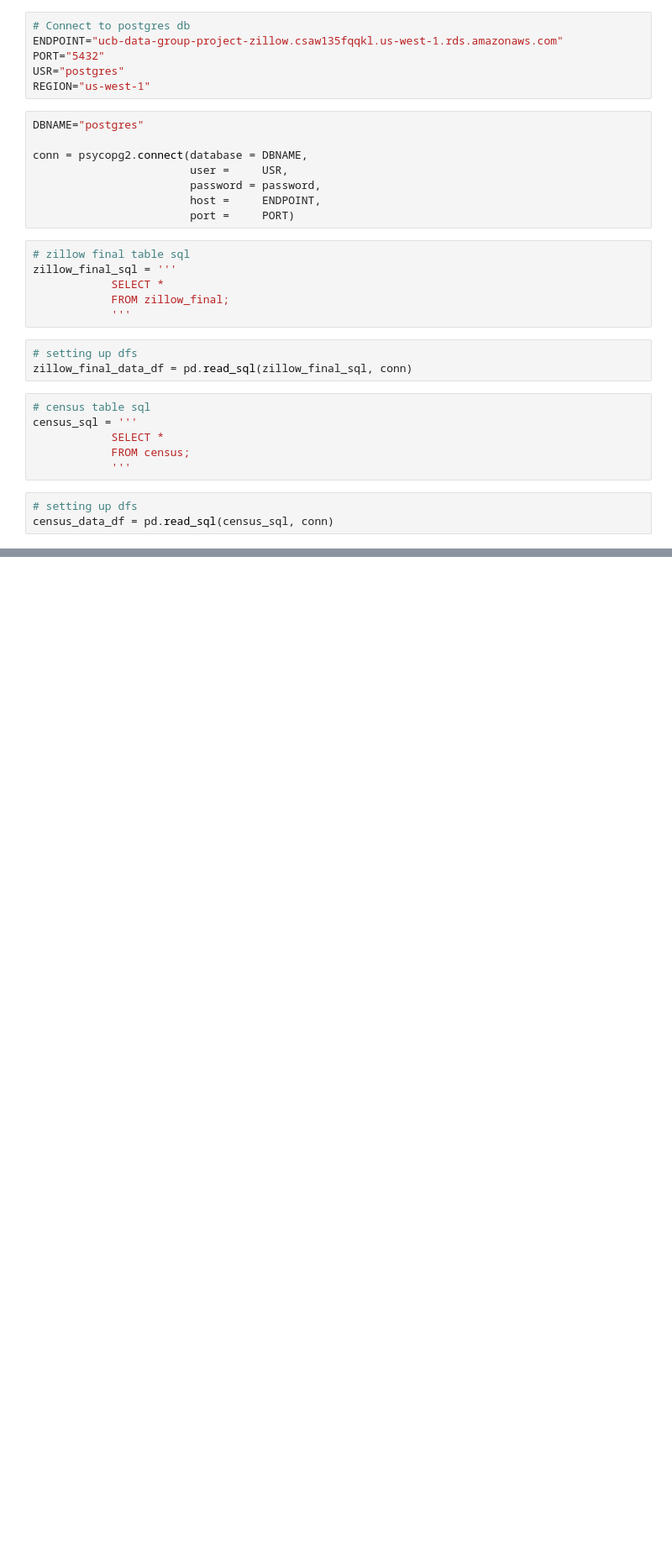
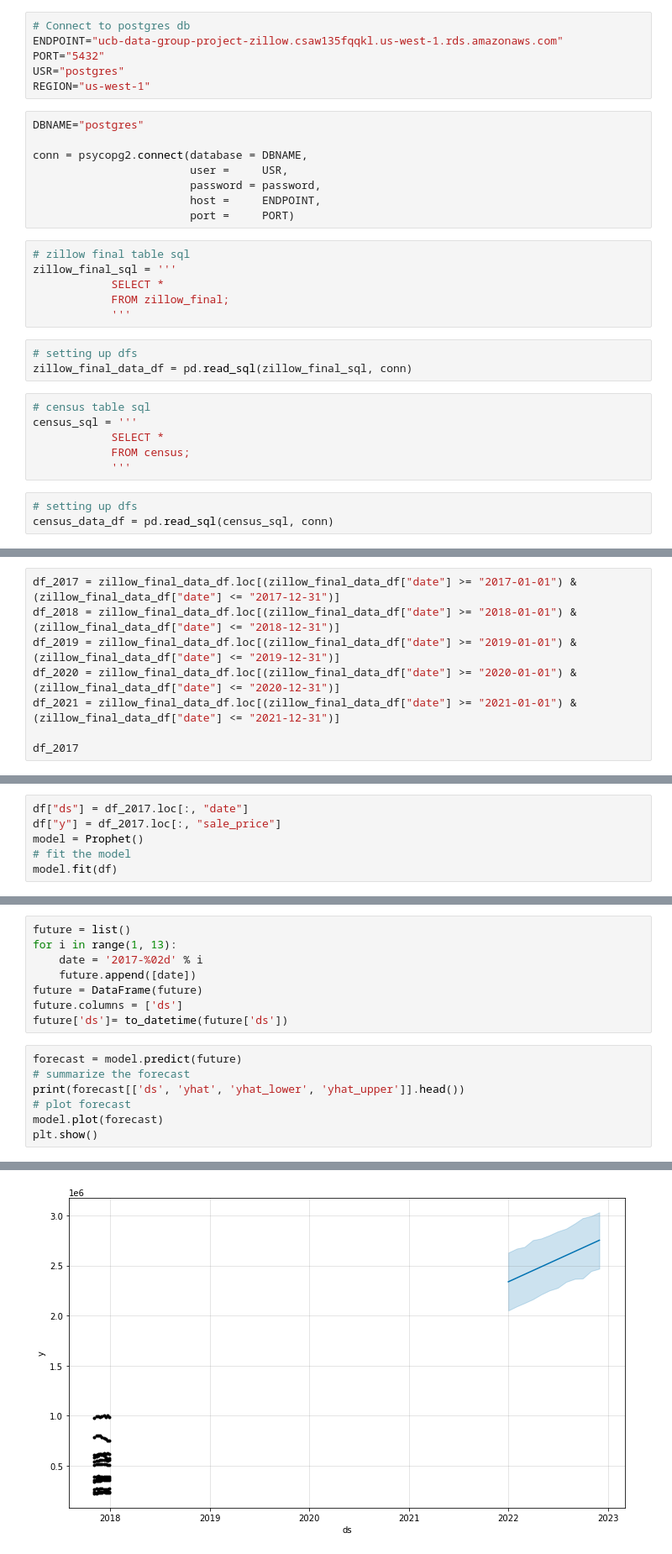
Before and after one commit to qklm/Zillow_Group_Project, a Jupyter notebook: zillow_final.ipynb, the cells around one changed output, grey strips where cells are left out. Shown at 84% size. Saved outputs shown, nothing was run; the diff lists cells and outputs as text; blank space fills up the shorter version.

Commit message:
began playing with prophet and lstm

```diff
--- a/zillow_final.ipynb
+++ b/zillow_final.ipynb
@@ -42,0 +59,8 @@ census_data_df = pd.read_sql(census_sql, conn)
+# %%
+df_2017 = zillow_final_data_df.loc[(zillow_final_data_df["date"] >= "2017-01-01") & (zillow_final_data_df["date"] <= "2017-12-31")]
+df_2018 = zillow_final_data_df.loc[(zillow_final_data_df["date"] >= "2018-01-01") & (zillow_final_data_df["date"] <= "2018-12-31")]
+df_2019 = zillow_final_data_df.loc[(zillow_final_data_df["date"] >= "2019-01-01") & (zillow_final_data_df["date"] <= "2019-12-31")]
+df_2020 = zillow_final_data_df.loc[(zillow_final_data_df["date"] >= "2020-01-01") & (zillow_final_data_df["date"] <= "2020-12-31")]
+df_2021 = zillow_final_data_df.loc[(zillow_final_data_df["date"] >= "2021-01-01") & (zillow_final_data_df["date"] <= "2021-12-31")]
+
+df_2017
@@ -42,0 +86,6 @@ census_data_df = pd.read_sql(census_sql, conn)
+# %%
+df["ds"] = df_2017.loc[:, "date"]
+df["y"] = df_2017.loc[:, "sale_price"]
+model = Prophet()
+# fit the model
+model.fit(df)
@@ -42,0 +107,16 @@ census_data_df = pd.read_sql(census_sql, conn)
+# %%
+future = list()
+for i in range(1, 13):
+	date = '2017-%02d' % i
+	future.append([date])
+future = DataFrame(future)
+future.columns = ['ds']
+future['ds']= to_datetime(future['ds'])
+# %%
+forecast = model.predict(future)
+# summarize the forecast
+print(forecast[['ds', 'yhat', 'yhat_lower', 'yhat_upper']].head())
+# plot forecast
+model.plot(forecast)
+plt.show()
+# %% [output]
@@ -42,0 +129 @@ census_data_df = pd.read_sql(census_sql, conn)
+[figure, added]
```
Also changed, not shown: parts of 14 cells of this notebook.
